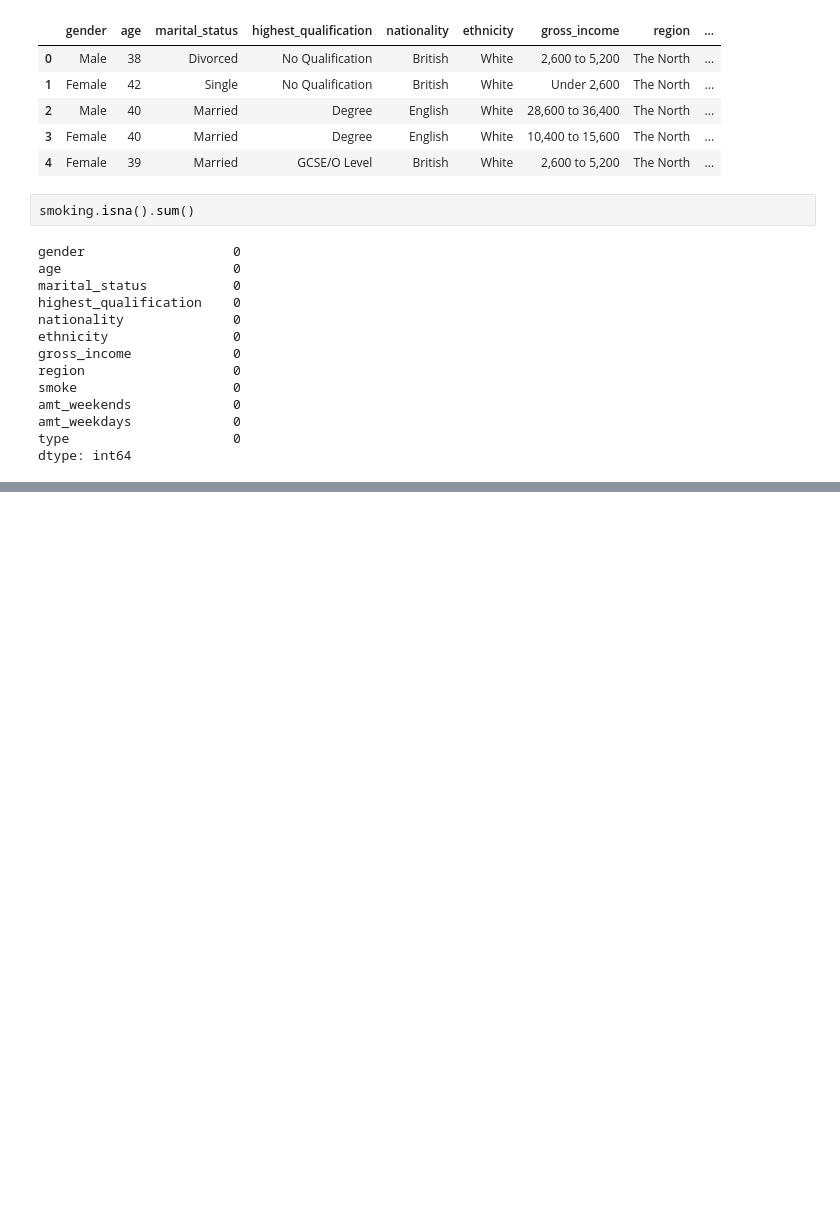
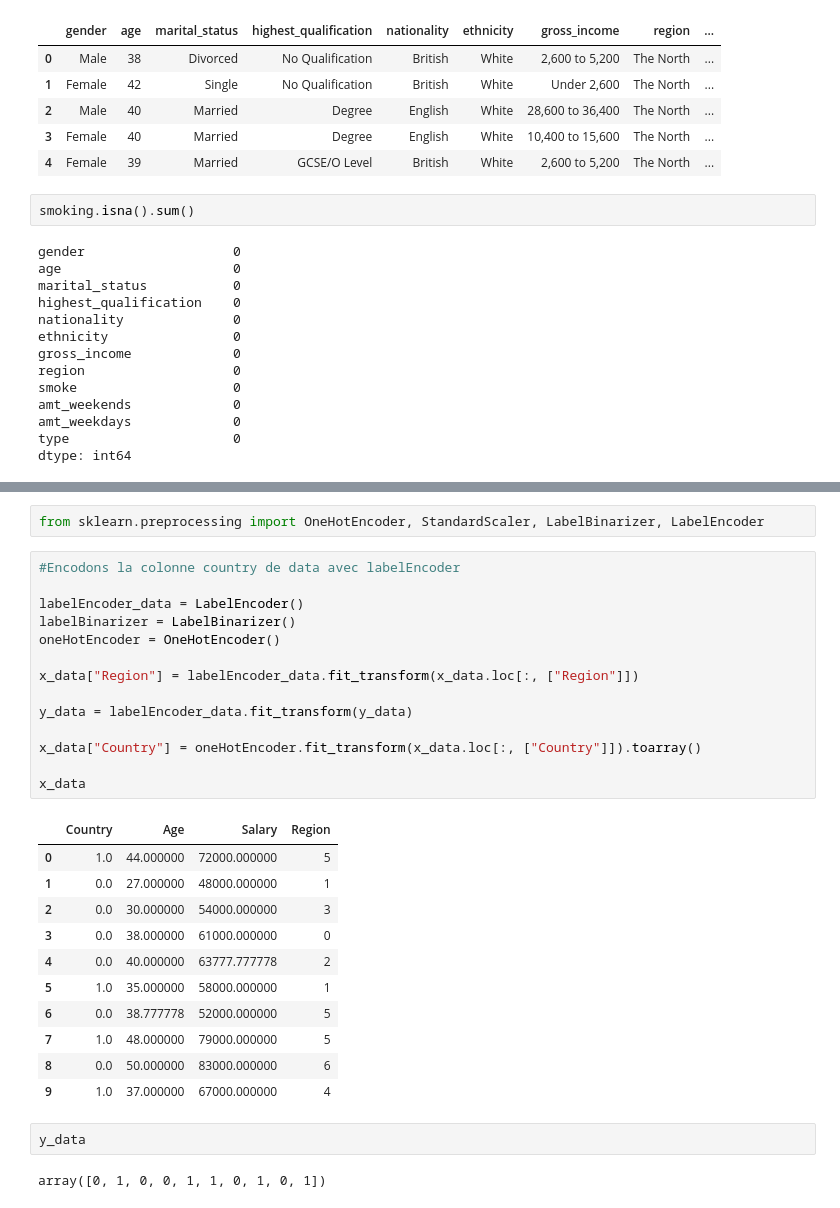
Before and after one commit to WATAT-YONDEP-STIVE-KEVIN/DATASCIENTIST, a Jupyter notebook: 001DataPreprocessing/Codes/Python_codes/Preprocessing.ipynb, the cells around one changed output, grey strips where cells are left out. Cells and saved outputs as stored; diff of their text form; blank space fills up the shorter version.

```diff
--- a/001DataPreprocessing/Codes/Python_codes/Preprocessing.ipynb
+++ b/001DataPreprocessing/Codes/Python_codes/Preprocessing.ipynb
@@ -205,0 +243,32 @@ dtype: int64
+# %%
+from sklearn.preprocessing import OneHotEncoder, StandardScaler, LabelBinarizer, LabelEncoder
+# %%
+#Encodons la colonne country de data avec labelEncoder
+
+labelEncoder_data = LabelEncoder()
+labelBinarizer = LabelBinarizer()
+oneHotEncoder = OneHotEncoder()
+
+x_data["Region"] = labelEncoder_data.fit_transform(x_data.loc[:, ["Region"]])
+
+y_data = labelEncoder_data.fit_transform(y_data)
+
+x_data["Country"] = oneHotEncoder.fit_transform(x_data.loc[:, ["Country"]]).toarray()
+
+x_data
+# %% [output]
+|  | Country | Age | Salary | Region |
+| 0 | 1.0 | 44.000000 | 72000.000000 | 5 |
+| 1 | 0.0 | 27.000000 | 48000.000000 | 1 |
+| 2 | 0.0 | 30.000000 | 54000.000000 | 3 |
+| 3 | 0.0 | 38.000000 | 61000.000000 | 0 |
+| 4 | 0.0 | 40.000000 | 63777.777778 | 2 |
+| 5 | 1.0 | 35.000000 | 58000.000000 | 1 |
+| 6 | 0.0 | 38.777778 | 52000.000000 | 5 |
+| 7 | 1.0 | 48.000000 | 79000.000000 | 5 |
+| 8 | 0.0 | 50.000000 | 83000.000000 | 6 |
+| 9 | 1.0 | 37.000000 | 67000.000000 | 4 |
+# %%
+y_data
+# %% [output]
+array([0, 1, 0, 0, 1, 1, 0, 1, 0, 1])
```
Also changed, not shown: parts of 20 cells of this notebook, 1 other file.
